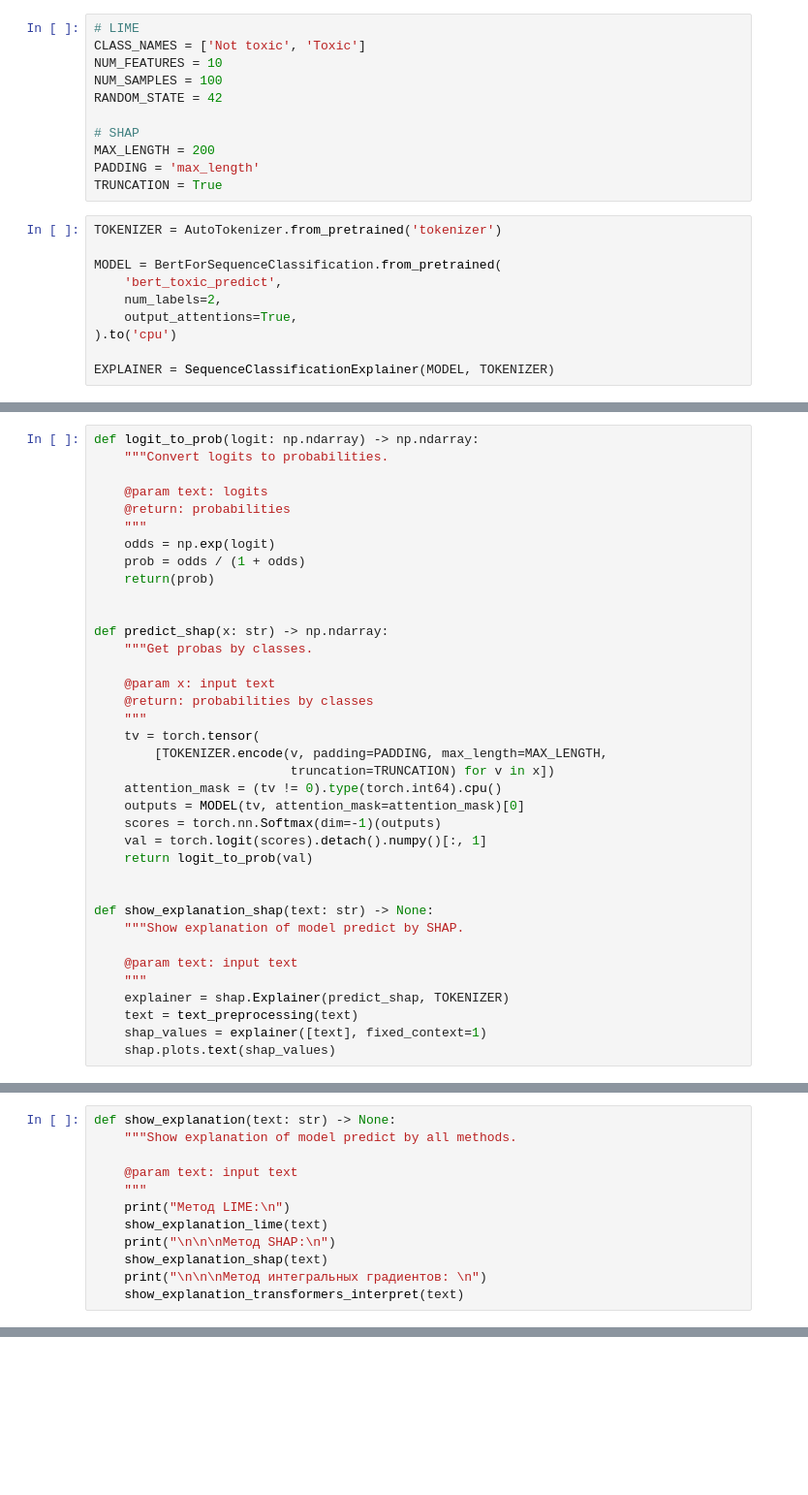
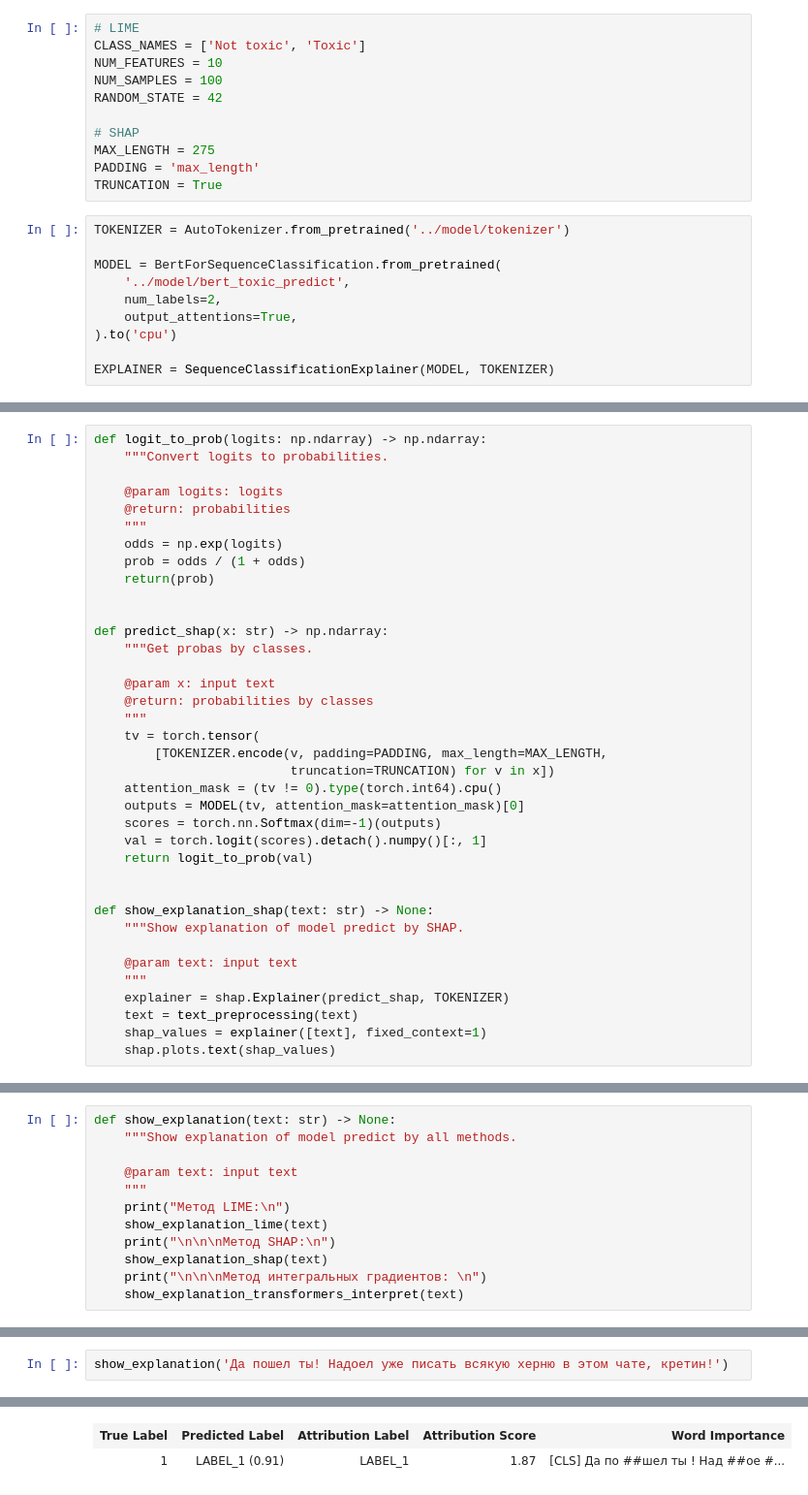
Before and after one commit to zakladniy/toxic_comment_predict, a Jupyter notebook: notebooks/BERT_train.ipynb, the cells around one changed output, grey strips where cells are left out. Shown at 97% size. Saved outputs shown, nothing was run; the diff lists cells and outputs as text; blank space fills up the shorter version.

```diff
--- a/notebooks/BERT_train.ipynb
+++ b/notebooks/BERT_train.ipynb
@@ -717,14 +717,14 @@ NUM_SAMPLES = 100
 RANDOM_STATE = 42
 
 # SHAP
-MAX_LENGTH = 200
+MAX_LENGTH = 275
 PADDING = 'max_length'
 TRUNCATION = True
 # %%
-TOKENIZER = AutoTokenizer.from_pretrained('tokenizer')
+TOKENIZER = AutoTokenizer.from_pretrained('../model/tokenizer')
 
 MODEL = BertForSequenceClassification.from_pretrained(
-    'bert_toxic_predict',
+    '../model/bert_toxic_predict',
     num_labels=2,
     output_attentions=True,
 ).to('cpu')
@@ -758,13 +758,13 @@ def show_explanation_lime(text: str) -> None:
     )
     exp.show_in_notebook(text=text)
 # %%
-def logit_to_prob(logit: np.ndarray) -> np.ndarray:
+def logit_to_prob(logits: np.ndarray) -> np.ndarray:
     """Convert logits to probabilities.
 
-    @param text: logits
+    @param logits: logits
     @return: probabilities
     """
-    odds = np.exp(logit)
+    odds = np.exp(logits)
     prob = odds / (1 + odds)
     return(prob)
 
@@ -842,0 +820,3 @@ Legend: Negative Neutral Positive
+# %%
+show_explanation('Да пошел ты! Надоел уже писать всякую херню в этом чате, кретин!')
+# %% [output]
@@ -842,0 +846,2 @@ Legend: Negative Neutral Positive
+| True Label | Predicted Label | Attribution Label | Attribution Score | Word Importance |
+| 1 | LABEL_1 (0.91) | LABEL_1 | 1.87 | [CLS] Да по ##шел ты ! Над ##ое #... |
```
Also changed, not shown: parts of 3 cells of this notebook, 6 other files.
